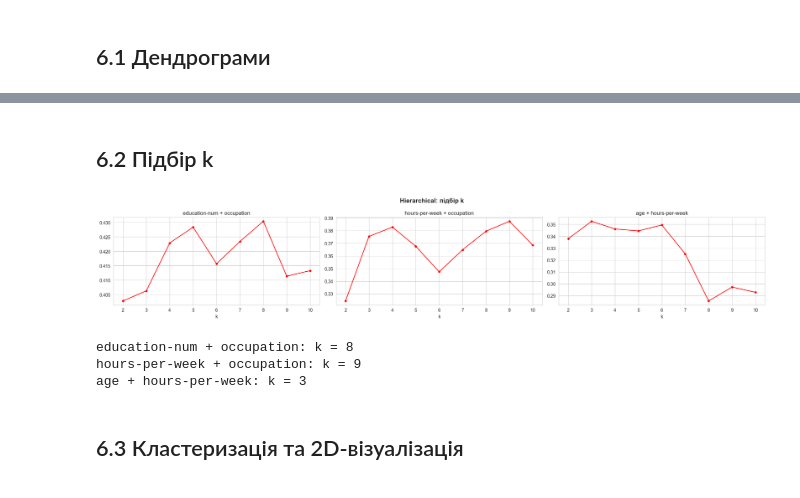
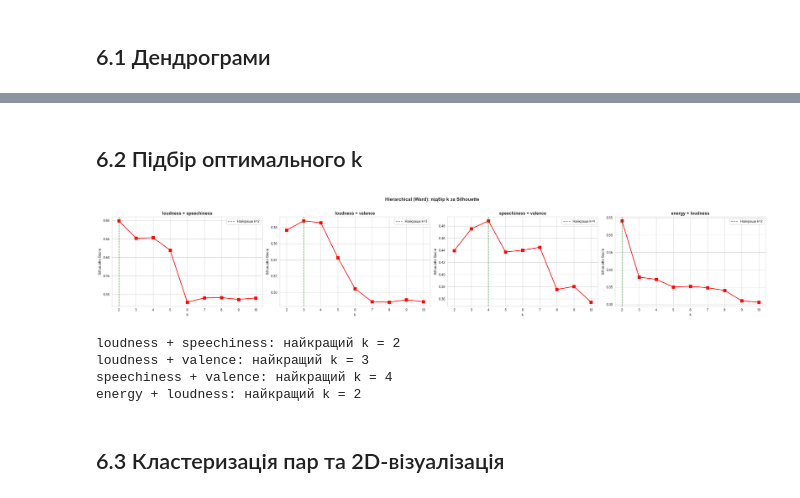
Before and after one commit to DenAst17/Lab2-Data-Mining-2026, a Jupyter notebook: 06_hierarchical.ipynb, the cells around one changed output, grey strips where cells are left out. Saved outputs shown, nothing was run; the diff lists cells and outputs as text; code cells hidden in the pictures.

```diff
--- a/06_hierarchical.ipynb
+++ b/06_hierarchical.ipynb
@@ -31,0 +25,7 @@ N = len(pairs)
+# %%
+df = pd.read_csv(PROCESSED_PATH)
+with open(TOP_PAIRS_PATH) as f:
+    pairs = json.load(f)
+n_sample = SAMPLE_SIZES['hierarchical']
+df_sub = subsample(df, n_sample)
+print(f"Підвибірка: {len(df_sub)} записів")
@@ -32,13 +34,2 @@ N = len(pairs)
 # %% [markdown]
 ## 6.1 Дендрограми
-# %%
-idx_d = np.random.choice(len(df_s), 1500, replace=False)
-fig, axes = plt.subplots(1, N, figsize=(7*N, 5))
-for j, pair in enumerate(pairs):
-    X_d = StandardScaler().fit_transform(df_s[pair].values[idx_d])
-    Z = linkage(X_d, method='ward')
-    dendrogram(Z, truncate_mode='lastp', p=20, ax=axes[j], leaf_rotation=90, leaf_font_size=7)
-    axes[j].set_title(f'{pair[0]} + {pair[1]}')
-plt.suptitle('Дендрограми (Ward)', fontsize=14, fontweight='bold')
-plt.tight_layout()
-plt.show()
@@ -47,23 +53,34 @@ plt.show()
 # %% [markdown]
-## 6.2 Підбір k
+## 6.2 Підбір оптимального k
 # %%
-K_range = range(2, 11)
-best_k = {}
-fig, axes = plt.subplots(1, N, figsize=(7*N, 4))
+best_k_pairs = {}
+
+fig, axes = plt.subplots(1, len(pairs), figsize=(7 * len(pairs), 5))
+if len(pairs) == 1:
+    axes = [axes]
+
 for j, pair in enumerate(pairs):
-    X = StandardScaler().fit_transform(df_s[pair].values)
-    sils = [silhouette_score(X, AgglomerativeClustering(n_clusters=k, linkage='ward').fit_predict(X)) for k in K_range]
-    axes[j].plot(list(K_range), sils, 'ro-', markersize=4)
-    axes[j].set_title(f'{pair[0]} + {pair[1]}'); axes[j].set_xlabel('k')
-    best_k[j] = list(K_range)[np.argmax(sils)]
-plt.suptitle('Hierarchical: підбір k', fontsize=14, fontweight='bold')
+    X_pair, _ = create_scaled(df_sub, pair)
+    best_k_val, scores = find_best_k(
+        X_pair, K_RANGE,
+        fit_fn=lambda X, k: run_hierarchical(X, k, linkage='ward')[0]
+    )
+    best_k_pairs[j] = best_k_val
+    plot_silhouette_curve(K_RANGE, scores,
+                          f'{pair[0]} + {pair[1]}', ax=axes[j])
+
+plt.suptitle('Hierarchical (Ward): пiдбiр k за Silhouette',
+             fontsize=14, fontweight='bold', y=1.02)
 plt.tight_layout()
 plt.show()
-for j, p in enumerate(pairs): print(f"{p[0]} + {p[1]}: k = {best_k[j]}")
+
+for j, pair in enumerate(pairs):
+    print(f"{pair[0]} + {pair[1]}: найкращий k = {best_k_pairs[j]}")
 # %% [output]
-[figure, old version]
+[figure, new version]
-education-num + occupation: k = 8
-hours-per-week + occupation: k = 9
-age + hours-per-week: k = 3
+loudness + speechiness: найкращий k = 2
+loudness + valence: найкращий k = 3
+speechiness + valence: найкращий k = 4
+energy + loudness: найкращий k = 2
 # %% [markdown]
-## 6.3 Кластеризація та 2D-візуалізація
+## 6.3 Кластеризація пар та 2D-візуалізація
```
Also changed, not shown: parts of 12 cells of this notebook, 38 other files.
